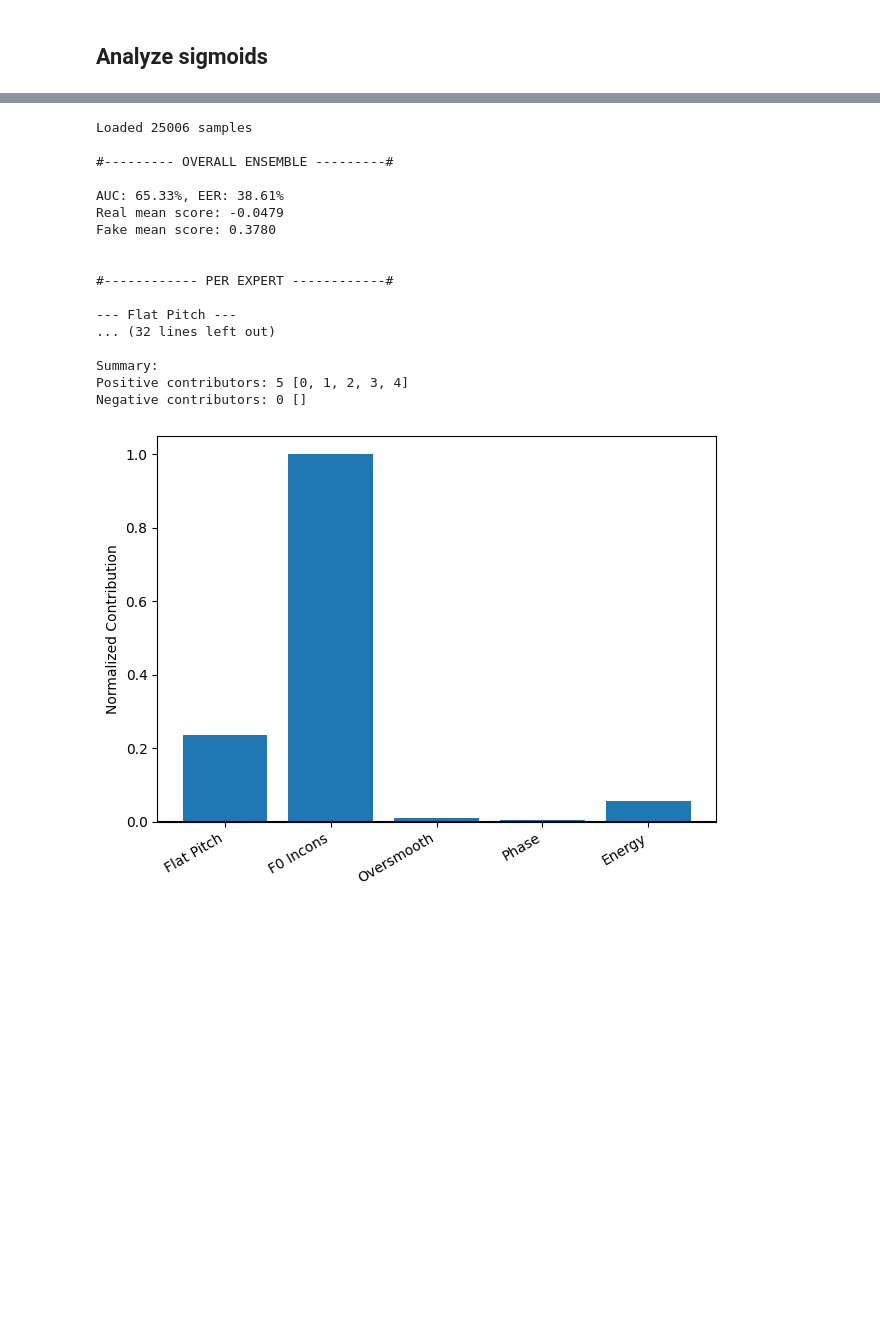
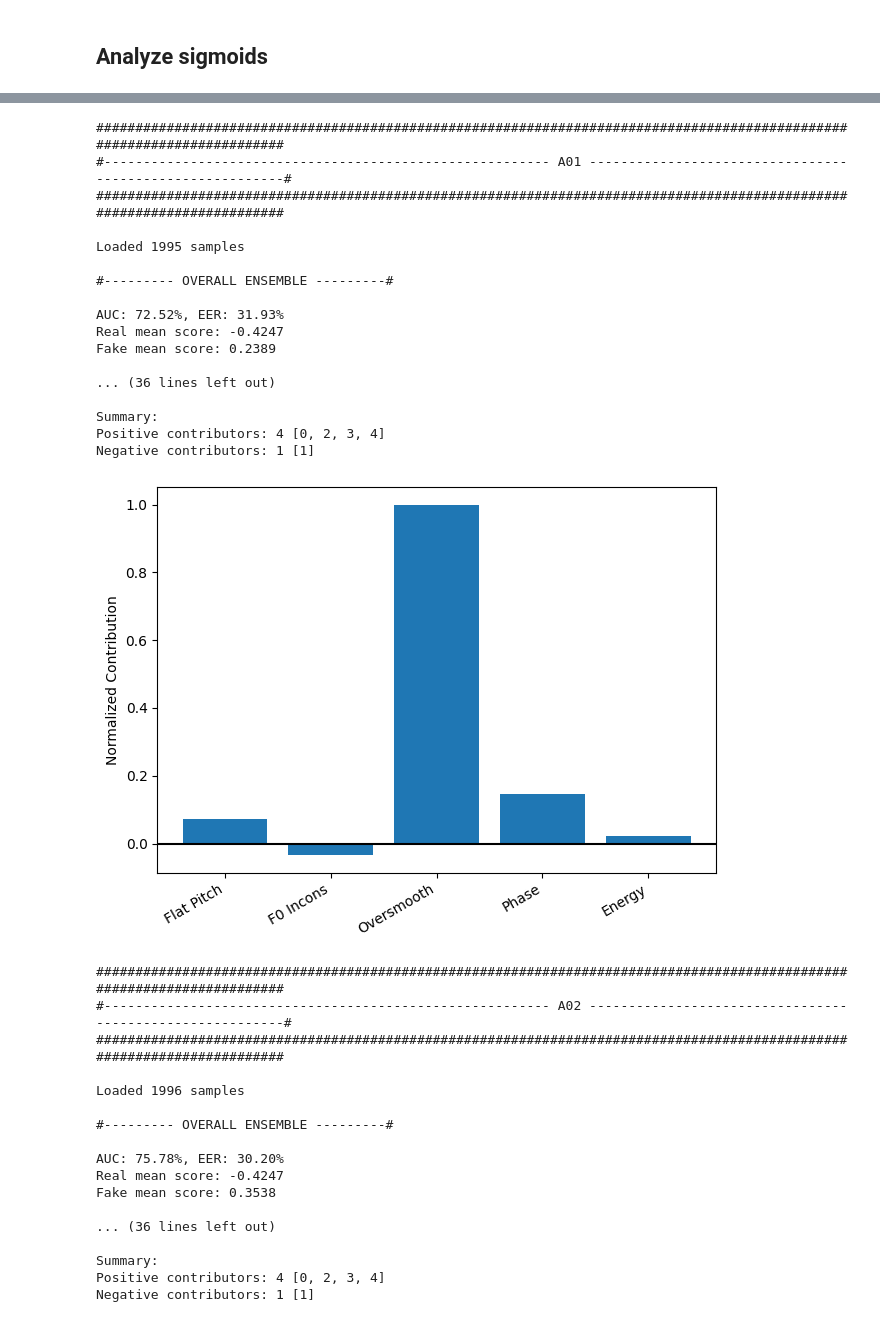
Before and after one commit to nii-yamagishilab/MoE-AntiDeepfake, a Jupyter notebook: notebooks/4a_interpret_ensemble.ipynb, the cells around one changed output, grey strips where cells are left out. Drawn from its saved outputs; the diff is of its cells as text; code cells hidden in the pictures; blank space fills up the shorter version.

```diff
--- a/notebooks/4a_interpret_ensemble.ipynb
+++ b/notebooks/4a_interpret_ensemble.ipynb
@@ -283,0 +217,8 @@ plot_platt_all_attacks(root_base, generator_list, names)
+# %%
+for a in generator_list:
+    print(f"\n{'#'*120}")
+    print(f"#{'-'*57} {a} {'-'*57}#")
+    print(f"{'#'*120}\n")
+
+    path = f"/home/smg/v-viola/moe_antideepfake/results/Ensemble/asv19/experts_trained_on_asv19/NEW/{a}"
+    res = analyze_ensemble(path, expert_names=names)
@@ -318,8 +360,0 @@ Negative contributors: 1 [0]
-# %%
-for a in generator_list:
-    print(f"\n{'#'*120}")
-    print(f"#{'-'*57} {a} {'-'*57}#")
-    print(f"{'#'*120}\n")
-
-    path = f"/home/smg/v-viola/moe_antideepfake/results/Ensemble/asv19/experts_trained_on_asv19/scale_on_calibration_v2/{a}"
-    res = analyze_ensemble(path, expert_names=names)
@@ -475,22 +371,44 @@ generator_list = ['A01', 'A02', 'A03', 'A04', 'A05', 'A06', 'A07', 'A08', 'A09',
 # %%
-rootpath = "/home/smg/v-viola/moe_antideepfake/results/Ensemble/asv5/experts_trained_on_asv5/scale_on_calibration_v2/ALL"
-res = analyze_ensemble(rootpath, expert_names=names)
+for a in generator_list:
+    print(f"\n{'#'*120}")
+    print(f"#{'-'*57} {a} {'-'*57}#")
+    print(f"{'#'*120}\n")
+
+    path = f"/home/smg/v-viola/moe_antideepfake/results/Ensemble/asv5/experts_trained_on_asv19/NEW/{a}"
+    res = analyze_ensemble(path, expert_names=names)
 # %% [output]
-Loaded 25006 samples
+########################################################################################################################
+#--------------------------------------------------------- A01 ---------------------------------------------------------#
+########################################################################################################################
+
+Loaded 1995 samples
 
 #--------- OVERALL ENSEMBLE ---------#
 
-AUC: 65.33%, EER: 38.61%
-Real mean score: -0.0479
-Fake mean score: 0.3780
+AUC: 72.52%, EER: 31.93%
+Real mean score: -0.4247
+Fake mean score: 0.2389
 
-
-#------------ PER EXPERT ------------#
-
---- Flat Pitch ---
-... (32 lines left out)
+... (36 lines left out)
 
 Summary:
-Positive contributors: 5 [0, 1, 2, 3, 4]
-Negative contributors: 0 []
+Positive contributors: 4 [0, 2, 3, 4]
+Negative contributors: 1 [1]
-[figure, old version]
+[figure, new version]
+########################################################################################################################
+#--------------------------------------------------------- A02 ---------------------------------------------------------#
+########################################################################################################################
+
+Loaded 1996 samples
+
+#--------- OVERALL ENSEMBLE ---------#
+
+AUC: 75.78%, EER: 30.20%
+Real mean score: -0.4247
+Fake mean score: 0.3538
+
+... (36 lines left out)
+
+Summary:
+Positive contributors: 4 [0, 2, 3, 4]
+Negative contributors: 1 [1]
```
Also changed, not shown: parts of 29 cells of this notebook, 17 other files.
